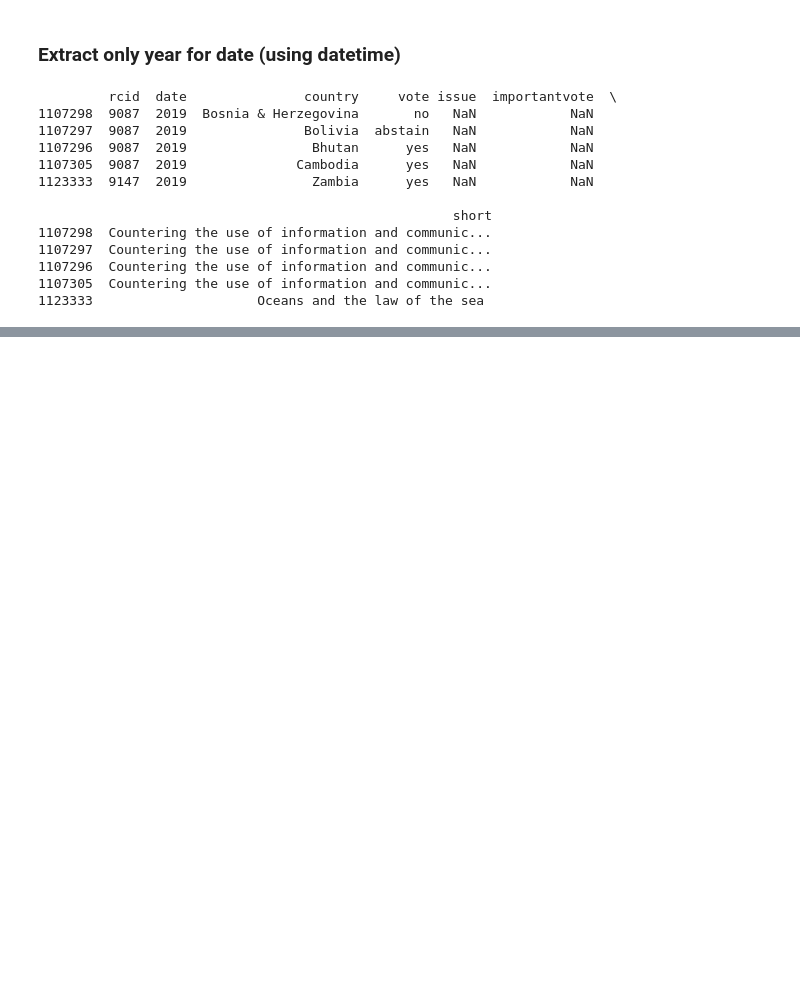
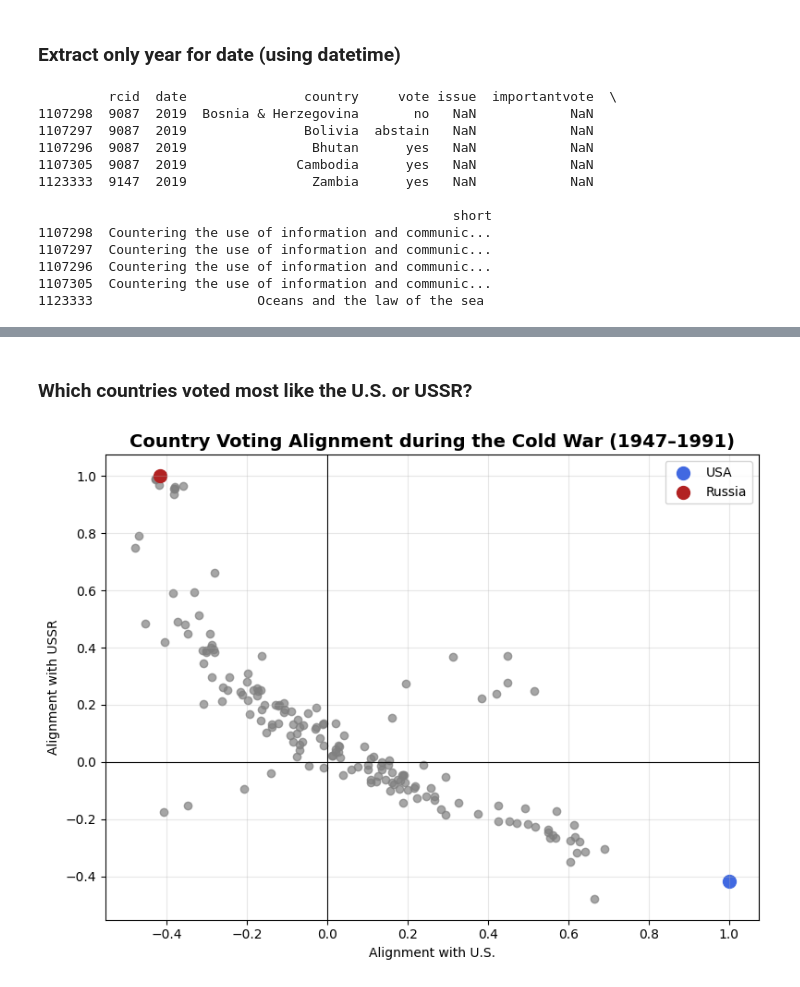
Before and after one commit to yijiesoo/leigaga, a Jupyter notebook: src/project.ipynb, the cells around one changed output, grey strips where cells are left out. Cells and saved outputs as stored; diff of their text form; code cells hidden in the pictures; blank space fills up the shorter version.

```diff
--- a/src/project.ipynb
+++ b/src/project.ipynb
@@ -625,0 +352,31 @@ fig.show()
+# %% [markdown]
+### Which countries voted most like the U.S. or USSR?
+# %%
+# Compute average vote correlations
+us_corr = pivot.corrwith(pivot['United States'])
+russia_corr = pivot.corrwith(pivot['Russia'])
+
+cluster_df = pd.DataFrame({
+    'country': us_corr.index,
+    'US_alignment': us_corr.values,
+    'Russia_alignment': russia_corr.values
+}).dropna()
+# %%
+plt.figure(figsize=(8,6))
+plt.scatter(cluster_df['US_alignment'], cluster_df['USSR_alignment'], alpha=0.7, color='gray')
+plt.scatter(cluster_df.loc[cluster_df['country']=='United States','US_alignment'],
+            cluster_df.loc[cluster_df['country']=='United States','USSR_alignment'],
+            color='royalblue', s=100, label='USA')
+plt.scatter(cluster_df.loc[cluster_df['country']=='Russia','US_alignment'],
+            cluster_df.loc[cluster_df['country']=='Russia','USSR_alignment'],
+            color='firebrick', s=100, label='Russia')
+
+plt.axhline(0, color='black', lw=0.8)
+plt.axvline(0, color='black', lw=0.8)
+plt.xlabel('Alignment with U.S.')
+plt.ylabel('Alignment with USSR')
+plt.title('Country Voting Alignment during the Cold War (1947–1991)', fontsize=14, fontweight='bold')
+plt.legend(); plt.grid(True, alpha=0.3)
+plt.tight_layout(); plt.show()
+# %% [output]
+[figure, added]
```
Also changed, not shown: parts of 45 cells of this notebook.
